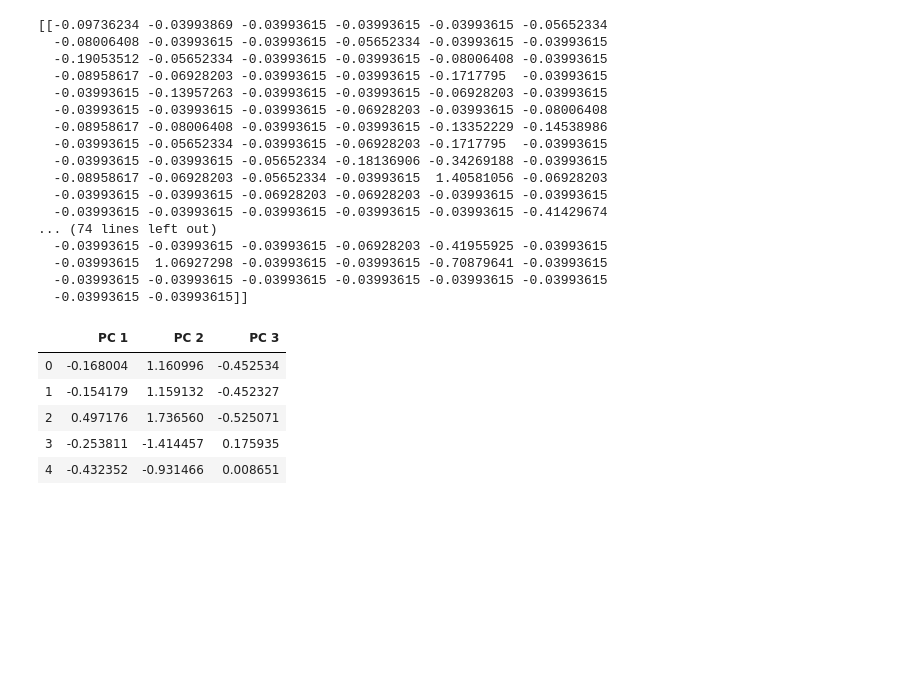
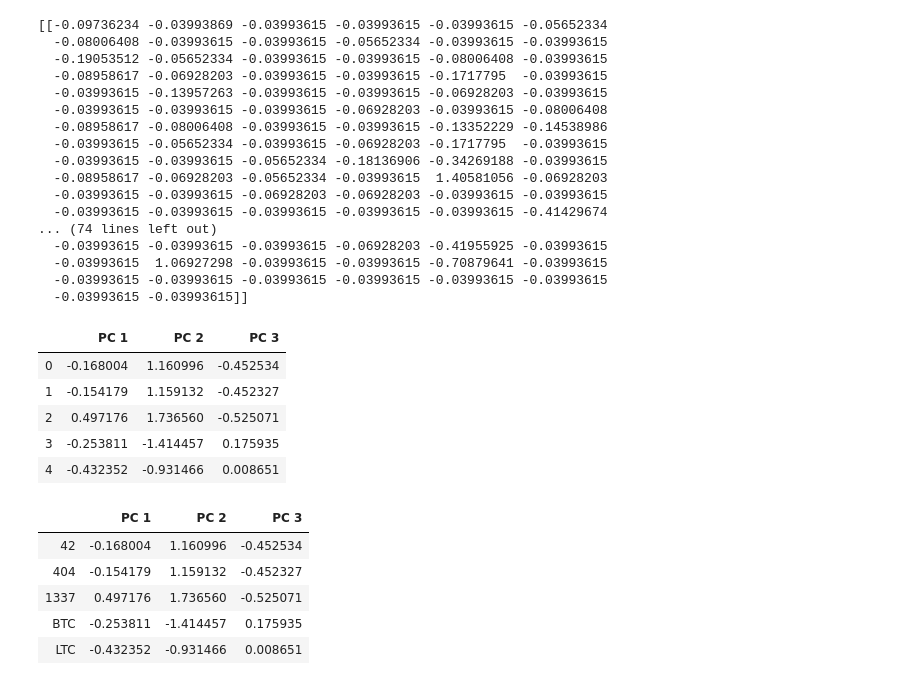
Before and after one commit to chanhodchang/Cryptocurrencies, a Jupyter notebook: Crypto_Data.ipynb, the cells around one changed output. Cells and saved outputs as stored; diff of their text form; code cells hidden in the pictures; blank space fills up the shorter version.

```diff
--- a/Crypto_Data.ipynb
+++ b/Crypto_Data.ipynb
@@ -149,3 +149,13 @@ df_X_pca.head()
 | 2 | 0.497176 | 1.736560 | -0.525071 |
 | 3 | -0.253811 | -1.414457 | 0.175935 |
 | 4 | -0.432352 | -0.931466 | 0.008651 |
+# %%
+X_pca_df = df_X_pca.set_index(crypto_df.index)
+X_pca_df.head()
+# %% [output]
+|  | PC 1 | PC 2 | PC 3 |
+| 42 | -0.168004 | 1.160996 | -0.452534 |
+| 404 | -0.154179 | 1.159132 | -0.452327 |
+| 1337 | 0.497176 | 1.736560 | -0.525071 |
+| BTC | -0.253811 | -1.414457 | 0.175935 |
+| LTC | -0.432352 | -0.931466 | 0.008651 |
```
